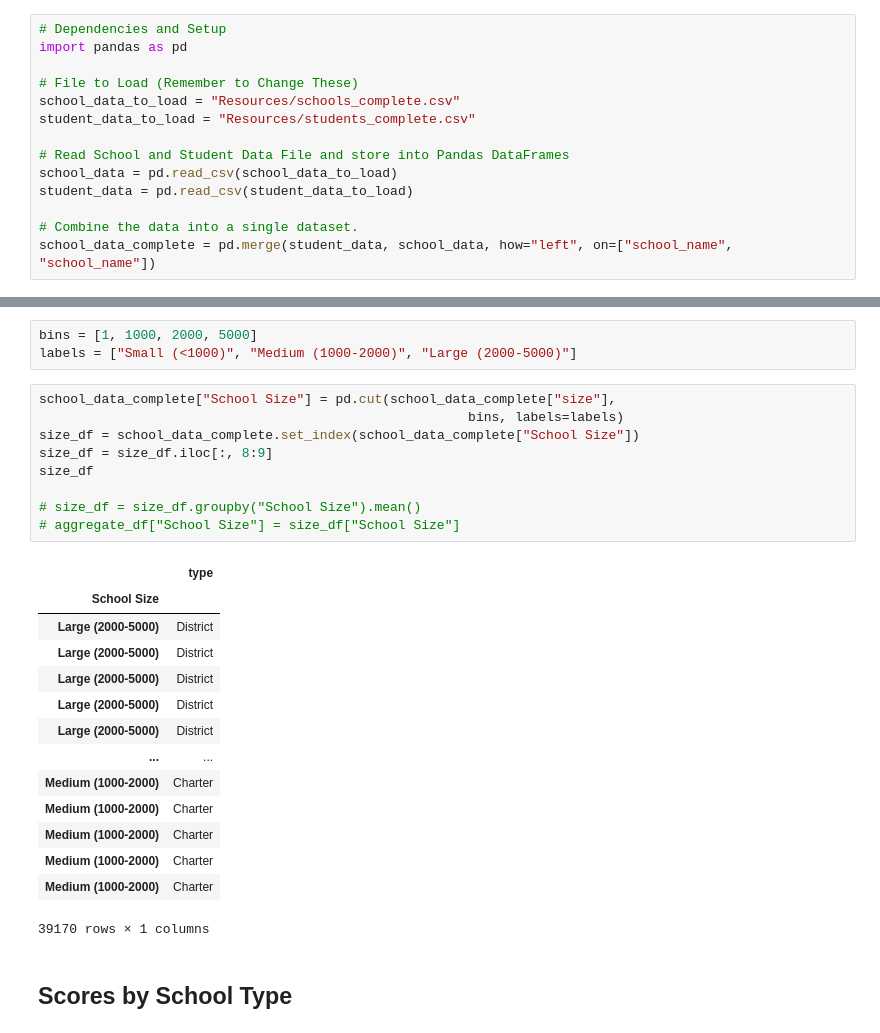
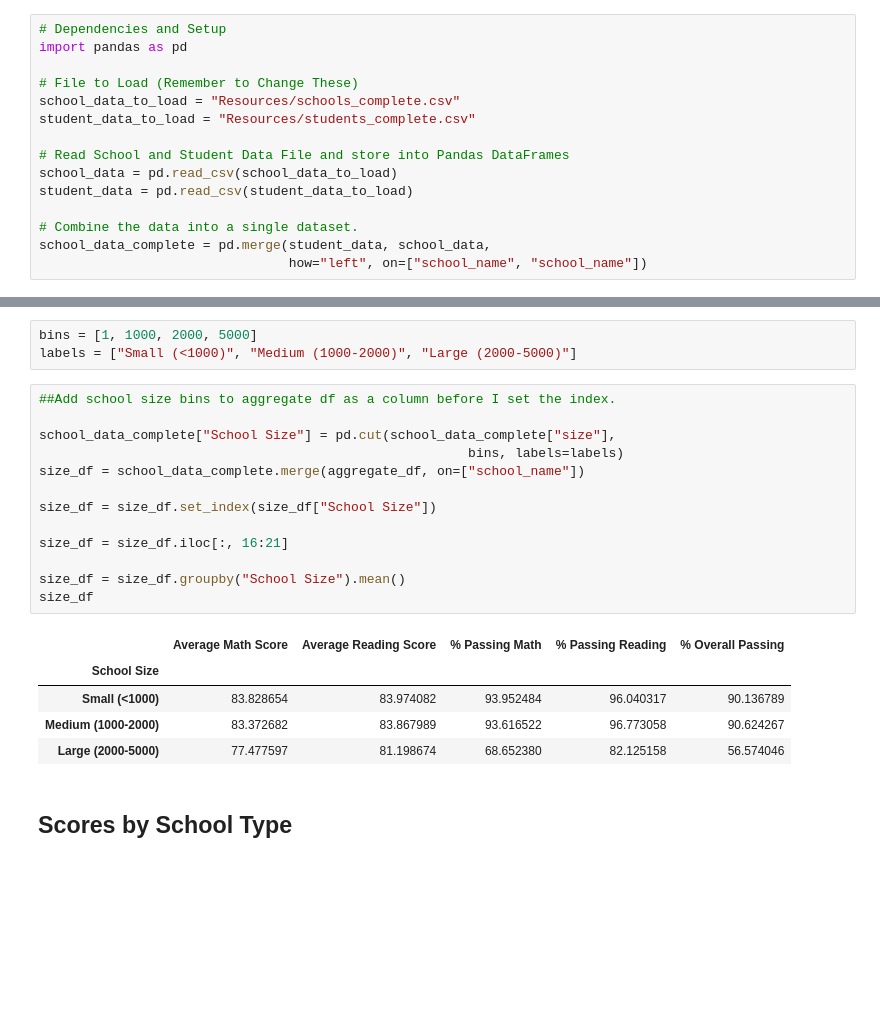
Before and after one commit to valputla/pandas-challenge, a Jupyter notebook: PyCitySchools/PyCitySchools - Lindsey Morales.ipynb, the cells around one changed output, grey strips where cells are left out. Cells and saved outputs as stored; diff of their text form; blank space fills up the shorter version.

Commit message:
Completed Scores by School Size

```diff
--- a/PyCitySchools/PyCitySchools - Lindsey Morales.ipynb
+++ b/PyCitySchools/PyCitySchools - Lindsey Morales.ipynb
@@ -11,7 +11,8 @@ school_data = pd.read_csv(school_data_to_load)
 student_data = pd.read_csv(student_data_to_load)
 
 # Combine the data into a single dataset.
-school_data_complete = pd.merge(student_data, school_data, how="left", on=["school_name", "school_name"])
+school_data_complete = pd.merge(student_data, school_data,
+                                how="left", on=["school_name", "school_name"])
 # %%
 school_data_complete.head()
 # %% [output]
@@ -1021,29 +1022,24 @@ Name: size, dtype: float64
 bins = [1, 1000, 2000, 5000]
 labels = ["Small (<1000)", "Medium (1000-2000)", "Large (2000-5000)"]
 # %%
+##Add school size bins to aggregate df as a column before I set the index.
+
 school_data_complete["School Size"] = pd.cut(school_data_complete["size"],
                                                        bins, labels=labels)
-size_df = school_data_complete.set_index(school_data_complete["School Size"])
-size_df = size_df.iloc[:, 8:9]
+size_df = school_data_complete.merge(aggregate_df, on=["school_name"])
+
+size_df = size_df.set_index(size_df["School Size"])
+
+size_df = size_df.iloc[:, 16:21]
+
+size_df = size_df.groupby("School Size").mean()
 size_df
-
-# size_df = size_df.groupby("School Size").mean()
-# aggregate_df["School Size"] = size_df["School Size"]
 # %% [output]
-|  | type |
-| School Size |  |
-| Large (2000-5000) | District |
-| Large (2000-5000) | District |
-| Large (2000-5000) | District |
-| Large (2000-5000) | District |
-| Large (2000-5000) | District |
-| ... | ... |
-| Medium (1000-2000) | Charter |
-| Medium (1000-2000) | Charter |
-| Medium (1000-2000) | Charter |
-| Medium (1000-2000) | Charter |
-| Medium (1000-2000) | Charter |
+|  | Average Math Score | Average Reading Score | % Passing Math | % Passing Reading | % Overall Passing |
+| School Size |  |  |  |  |  |
+| Small (<1000) | 83.828654 | 83.974082 | 93.952484 | 96.040317 | 90.136789 |
+| Medium (1000-2000) | 83.372682 | 83.867989 | 93.616522 | 96.773058 | 90.624267 |
+| Large (2000-5000) | 77.477597 | 81.198674 | 68.652380 | 82.125158 | 56.574046 |
-39170 rows × 1 columns
 # %% [markdown]
 ## Scores by School Type
 # %% [markdown]
```
